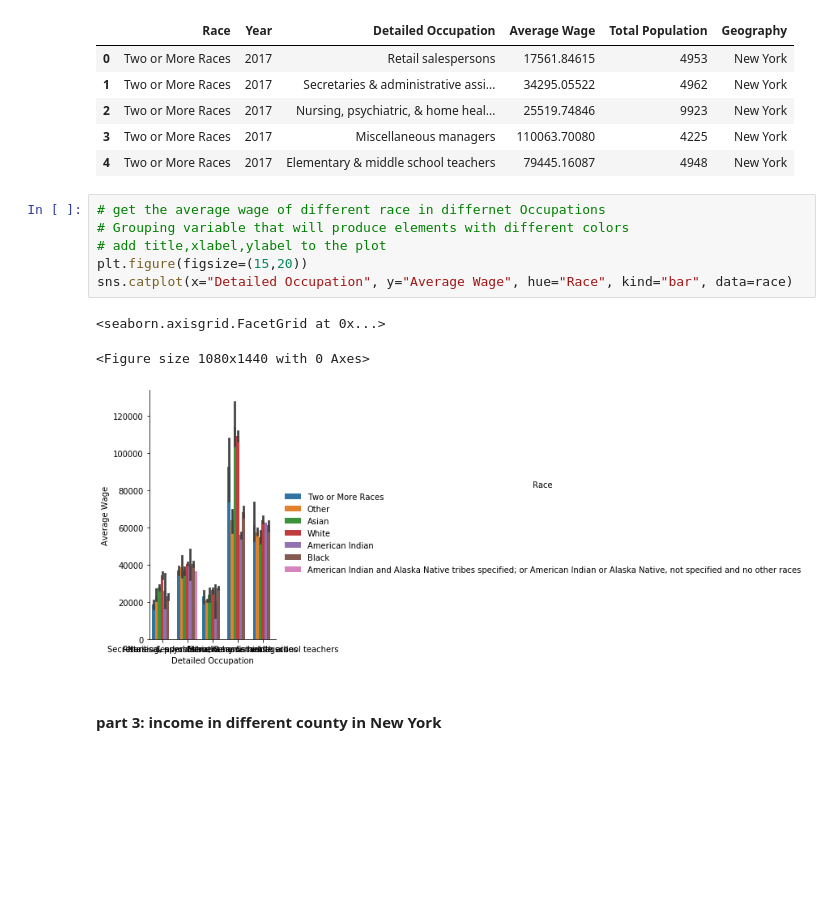
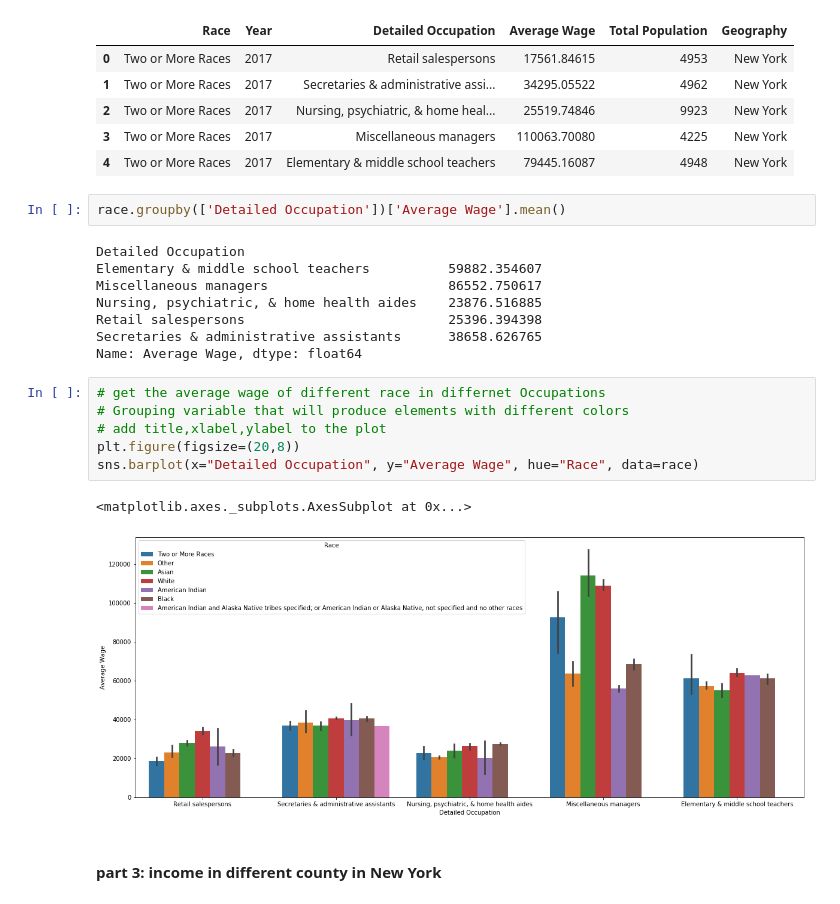
Before and after one commit to gegeli638/DAV-5400, a Jupyter notebook: final/12.13.ipynb, the cells around one changed output. Saved outputs shown, nothing was run; the diff lists cells and outputs as text; blank space fills up the shorter version.

```diff
--- a/final/12.13.ipynb
+++ b/final/12.13.ipynb
@@ -58,16 +68,25 @@ race.head()
 | 2 | Two or More Races | 2017 | Nursing, psychiatric, & home heal... | 25519.74846 | 9923 | New York |
 | 3 | Two or More Races | 2017 | Miscellaneous managers | 110063.70080 | 4225 | New York |
 | 4 | Two or More Races | 2017 | Elementary & middle school teachers | 79445.16087 | 4948 | New York |
+# %%
+race.groupby(['Detailed Occupation'])['Average Wage'].mean()
+# %% [output]
+Detailed Occupation
+Elementary & middle school teachers          59882.354607
+Miscellaneous managers                       86552.750617
+Nursing, psychiatric, & home health aides    23876.516885
+Retail salespersons                          25396.394398
+Secretaries & administrative assistants      38658.626765
+Name: Average Wage, dtype: float64
 # %%
 # get the average wage of different race in differnet Occupations
 # Grouping variable that will produce elements with different colors
 # add title,xlabel,ylabel to the plot
-plt.figure(figsize=(15,20))
-sns.catplot(x="Detailed Occupation", y="Average Wage", hue="Race", kind="bar", data=race)
+plt.figure(figsize=(20,8))
+sns.barplot(x="Detailed Occupation", y="Average Wage", hue="Race", data=race)
 # %% [output]
-<seaborn.axisgrid.FacetGrid at 0x...>
+<matplotlib.axes._subplots.AxesSubplot at 0x...>
-<Figure size 1080x1440 with 0 Axes>
-[figure, old version]
+[figure, new version]
 # %% [markdown]
 #### part 3: income in different county in New York
 # %% [markdown]
```
Also changed, not shown: parts of 3 cells of this notebook.
